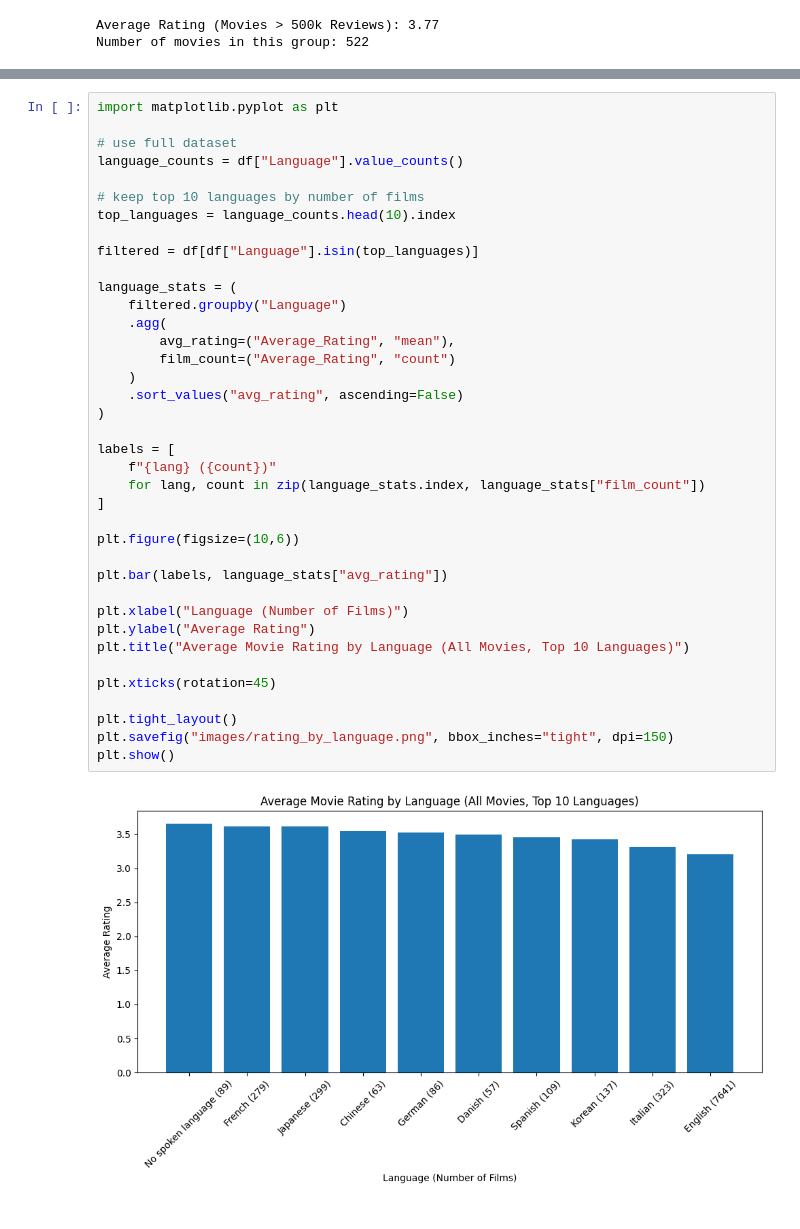
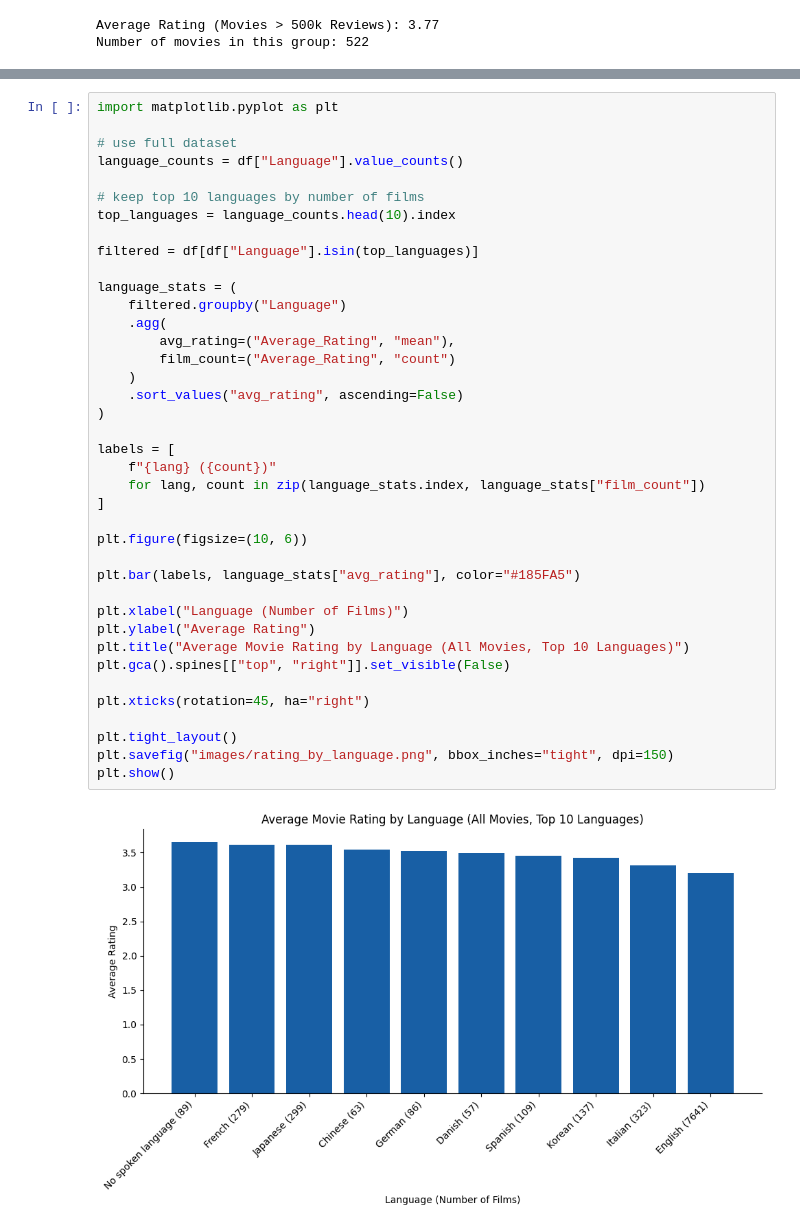
Before and after one commit to LoganStanhope/DS4200-Final-Project, a Jupyter notebook: Zach_DS4200FinalProject_v3.ipynb, the cells around one changed output, grey strips where cells are left out. Saved outputs shown, nothing was run; the diff lists cells and outputs as text.

```diff
--- a/Zach_DS4200FinalProject_v3.ipynb
+++ b/Zach_DS4200FinalProject_v3.ipynb
@@ -204,34 +209,35 @@ language_counts = df["Language"].value_counts()
 # keep top 10 languages by number of films
 top_languages = language_counts.head(10).index
 
 filtered = df[df["Language"].isin(top_languages)]
 
 language_stats = (
     filtered.groupby("Language")
     .agg(
         avg_rating=("Average_Rating", "mean"),
         film_count=("Average_Rating", "count")
     )
     .sort_values("avg_rating", ascending=False)
 )
 
 labels = [
     f"{lang} ({count})"
     for lang, count in zip(language_stats.index, language_stats["film_count"])
 ]
 
-plt.figure(figsize=(10,6))
+plt.figure(figsize=(10, 6))
 
-plt.bar(labels, language_stats["avg_rating"])
+plt.bar(labels, language_stats["avg_rating"], color="#185FA5")
 
 plt.xlabel("Language (Number of Films)")
 plt.ylabel("Average Rating")
 plt.title("Average Movie Rating by Language (All Movies, Top 10 Languages)")
+plt.gca().spines[["top", "right"]].set_visible(False)
 
-plt.xticks(rotation=45)
+plt.xticks(rotation=45, ha="right")
 
 plt.tight_layout()
 plt.savefig("images/rating_by_language.png", bbox_inches="tight", dpi=150)
 plt.show()
 # %% [output]
-[figure, old version]
+[figure, new version]
```
Also changed, not shown: parts of 3 cells of this notebook, 10 other files.
